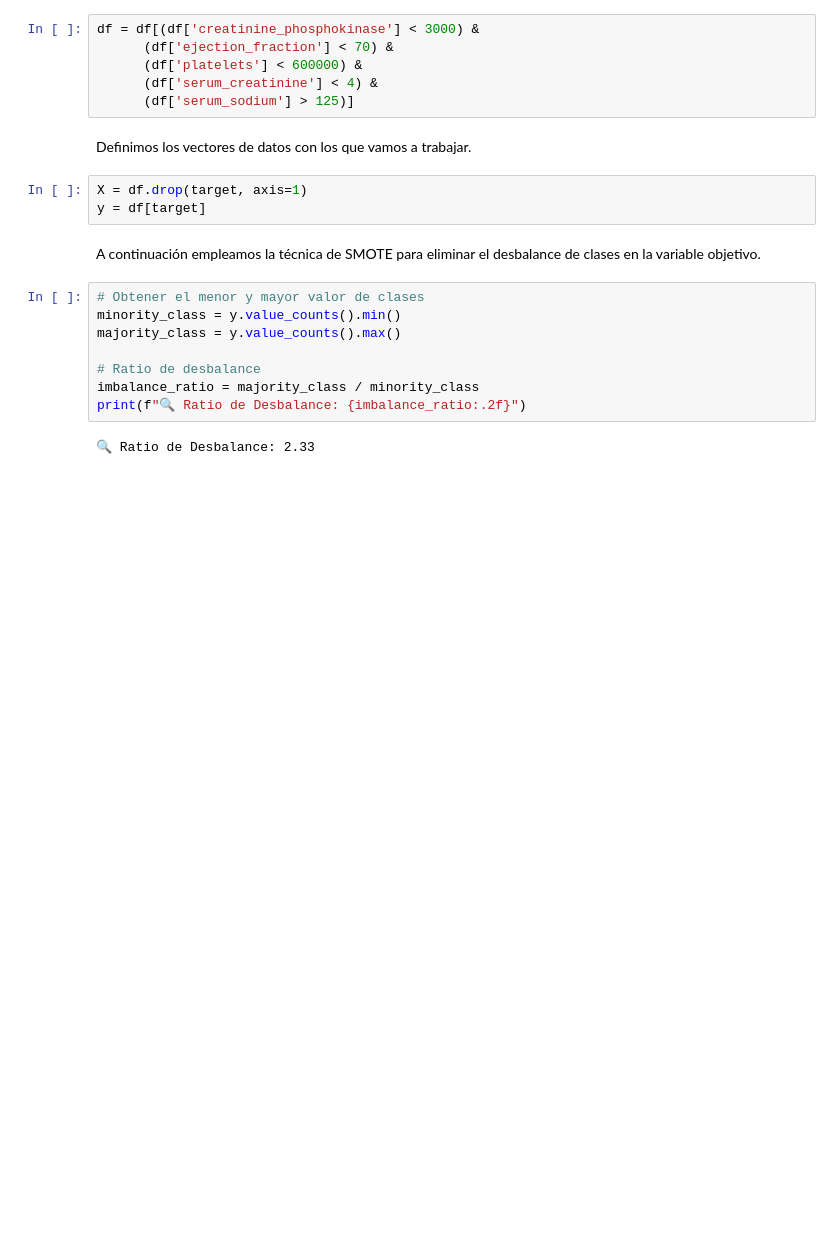
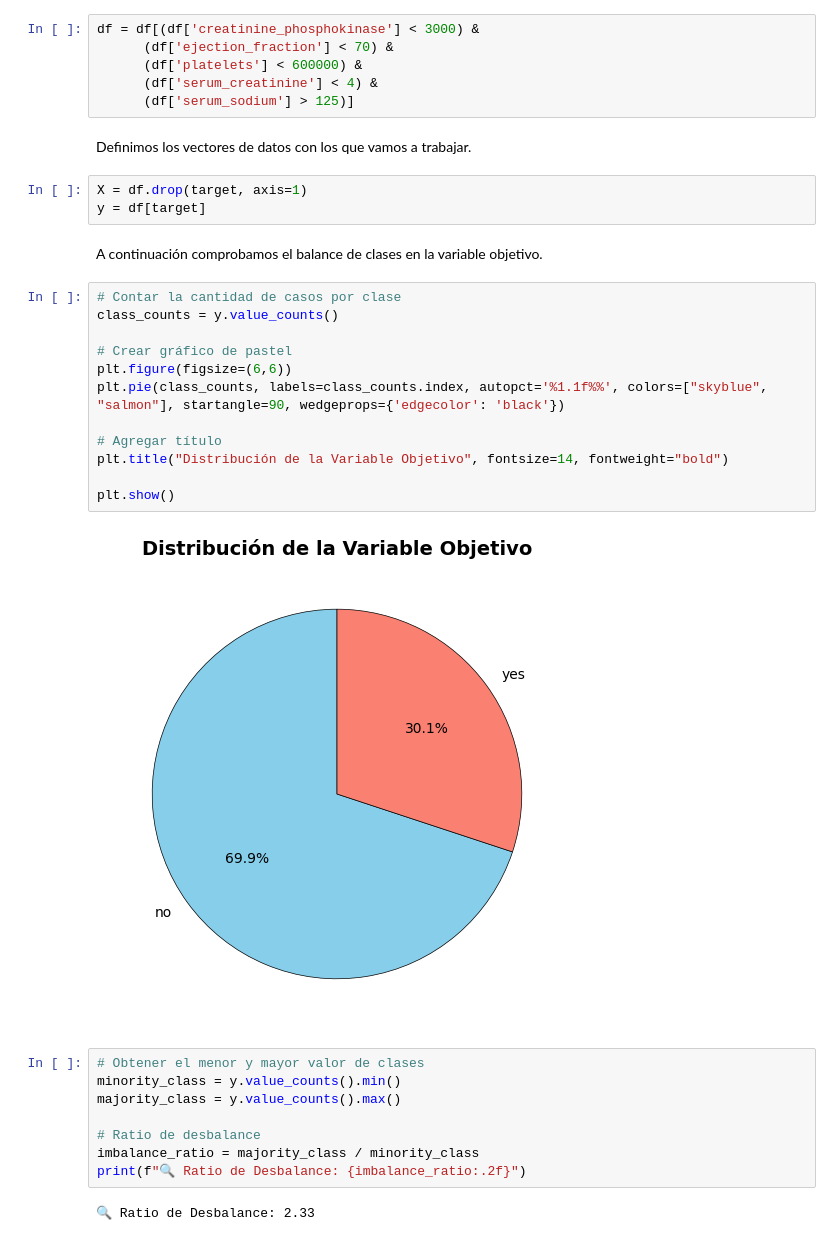
Before and after one commit to Pablogv00/TFM-PGV-Heart-Data, a Jupyter notebook: tfm.ipynb, the cells around one changed output. Drawn from its saved outputs; the diff is of its cells as text; blank space fills up the shorter version.

```diff
--- a/tfm.ipynb
+++ b/tfm.ipynb
@@ -173,7 +200,21 @@ Definimos los vectores de datos con los que vamos a trabajar.
 X = df.drop(target, axis=1)
 y = df[target]
 # %% [markdown]
-A continuación empleamos la técnica de SMOTE para eliminar el desbalance de clases en la variable objetivo.
+A continuación comprobamos el balance de clases en la variable objetivo.
+# %%
+# Contar la cantidad de casos por clase
+class_counts = y.value_counts()
+
+# Crear gráfico de pastel
+plt.figure(figsize=(6,6))
+plt.pie(class_counts, labels=class_counts.index, autopct='%1.1f%%', colors=["skyblue", "salmon"], startangle=90, wedgeprops={'edgecolor': 'black'})
+
+# Agregar título
+plt.title("Distribución de la Variable Objetivo", fontsize=14, fontweight="bold")
+
+plt.show()
+# %% [output]
+[figure, added]
 # %%
 # Obtener el menor y mayor valor de clases
 minority_class = y.value_counts().min()
```
Also changed, not shown: parts of 6 cells of this notebook.
